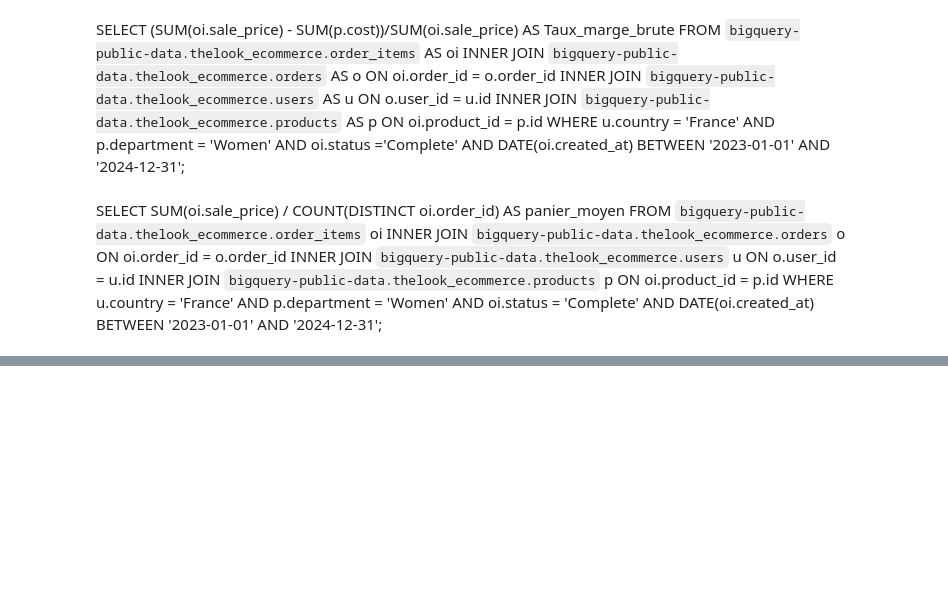
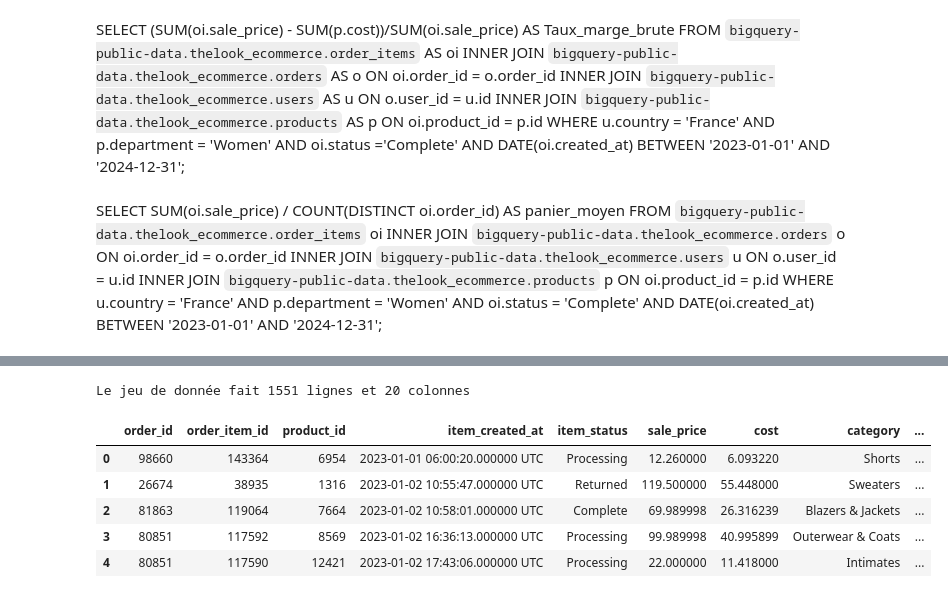
Before and after one commit to Ju3465/Analyse-e-commerce-2023-vs-2024-thelook_ecommerce, a Jupyter notebook: notebooks/eda_thelook_fr_women_2023_2024.ipynb, the cells around one changed output, grey strips where cells are left out. Drawn from its saved outputs; the diff is of its cells as text; code cells hidden in the pictures; blank space fills up the shorter version.

```diff
--- a/notebooks/eda_thelook_fr_women_2023_2024.ipynb
+++ b/notebooks/eda_thelook_fr_women_2023_2024.ipynb
@@ -664,0 +743,17 @@ WHERE u.country = 'France'
+# %%
+# Chargement du fichier csv
+DataFrame = pd.read_csv("../data/csv from BigQuery/bquxjob_10569d98_19ba9248722.csv")
+
+# Dimensions du jeu de données
+print(f'Le jeu de donnée fait {DataFrame.shape[0]} lignes et {DataFrame.shape[1]} colonnes')
+
+# En-tête du jeu de données
+DataFrame.head()
+# %% [output]
+Le jeu de donnée fait 1551 lignes et 20 colonnes
+|  | order_id | order_item_id | product_id | item_created_at | item_status | sale_price | cost | category | ... |
+| 0 | 98660 | 143364 | 6954 | 2023-01-01 06:00:20.000000 UTC | Processing | 12.260000 | 6.093220 | Shorts | ... |
+| 1 | 26674 | 38935 | 1316 | 2023-01-02 10:55:47.000000 UTC | Returned | 119.500000 | 55.448000 | Sweaters | ... |
+| 2 | 81863 | 119064 | 7664 | 2023-01-02 10:58:01.000000 UTC | Complete | 69.989998 | 26.316239 | Blazers & Jackets | ... |
+| 3 | 80851 | 117592 | 8569 | 2023-01-02 16:36:13.000000 UTC | Processing | 99.989998 | 40.995899 | Outerwear & Coats | ... |
+| 4 | 80851 | 117590 | 12421 | 2023-01-02 17:43:06.000000 UTC | Processing | 22.000000 | 11.418000 | Intimates | ... |
```
Also changed, not shown: parts of 17 cells of this notebook.
